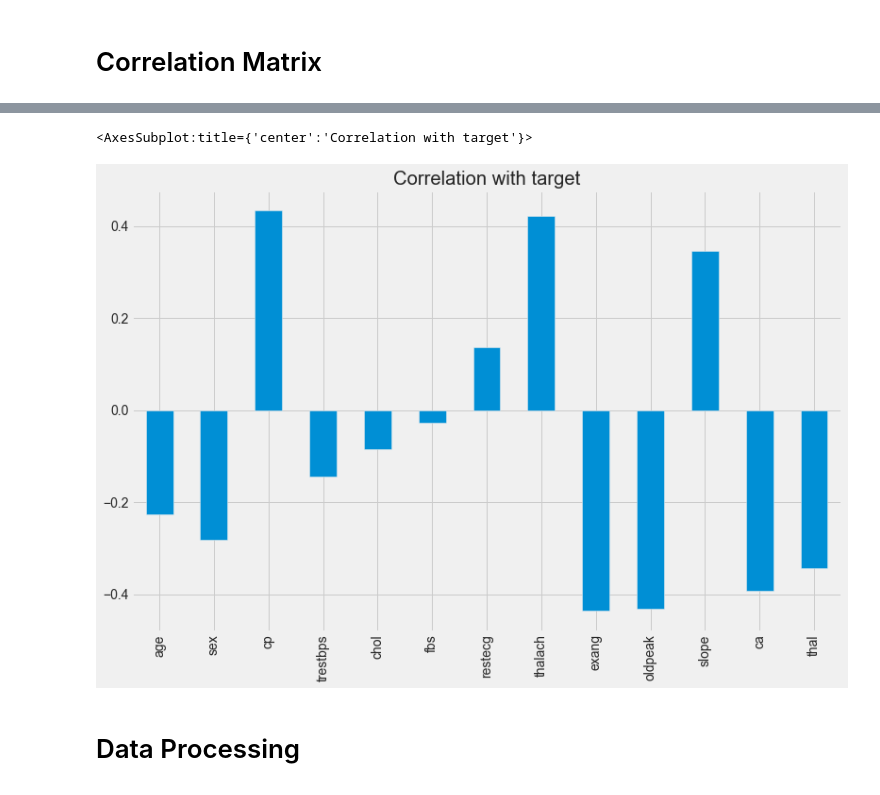
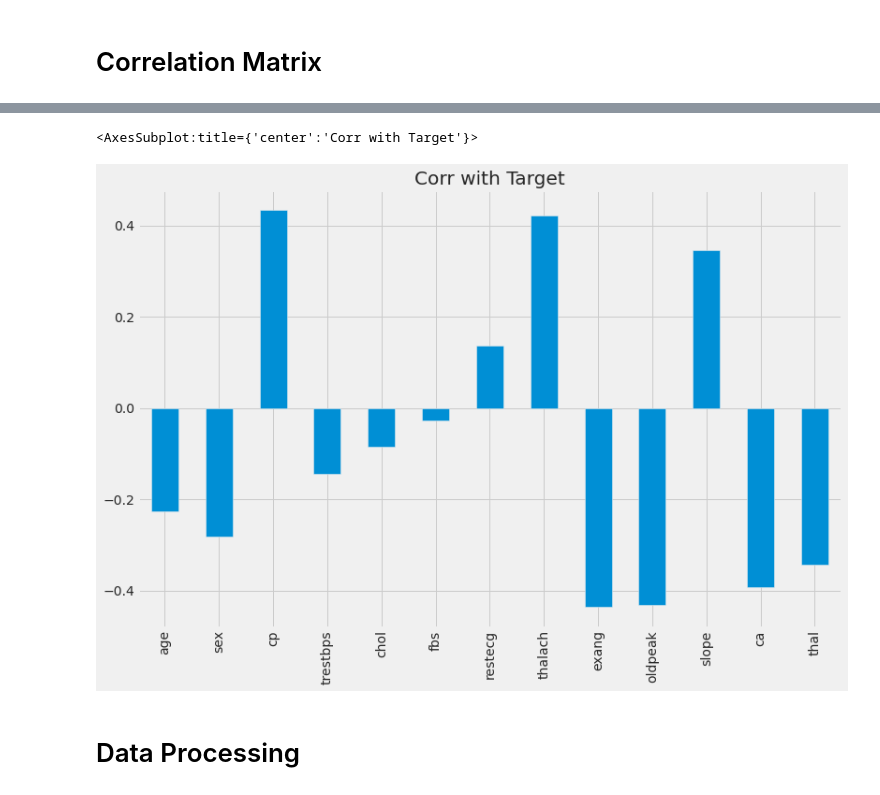
Before and after one commit to tharun634/Heart-Disease-Analysis, a Jupyter notebook: IT204Proj.ipynb, the cells around one changed output, grey strips where cells are left out. Cells and saved outputs as stored; diff of their text form; code cells hidden in the pictures.

```diff
--- a/IT204Proj.ipynb
+++ b/IT204Proj.ipynb
@@ -183,9 +135,9 @@ ax.set_ylim(bottom + 0.5, top - 0.5)
 # %%
 df.drop('target', axis=1).corrwith(df.target).plot(kind='bar', grid=True, figsize=(12, 8),
-                                                   title="Correlation with target")
+                                                   title="Corr with Target")
 # %% [output]
-<AxesSubplot:title={'center':'Correlation with target'}>
+<AxesSubplot:title={'center':'Corr with Target'}>
-[figure, old version]
+[figure, new version]
 # %% [markdown]
 # Data Processing
 # %%
```
Also changed, not shown: parts of 22 cells of this notebook.
